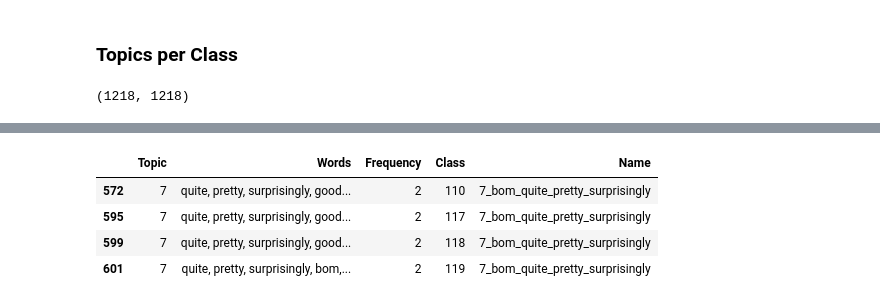
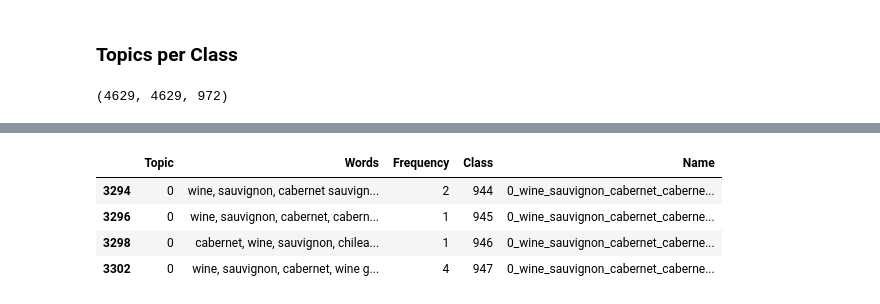
Before and after one commit to lbk209/topic_modeling, a Jupyter notebook: tm_wine_reviews_params.ipynb, the cells around one changed output, grey strips where cells are left out. Drawn from its saved outputs; the diff is of its cells as text; code cells hidden in the pictures.

```diff
--- a/tm_wine_reviews_params.ipynb
+++ b/tm_wine_reviews_params.ipynb
@@ -801,0 +809,25 @@ Checkout your internet connection or see how to run the library in offline mode
+# %%
+from sklearn.cluster import KMeans
+
+min_dist = 0.9
+min_cluster_size = 50
+
+st_id = 'all-MiniLM-L12-v2'
+embedding_model = SentenceTransformer(st_id)
+
+#cluster_model = KMeans(n_clusters=min_cluster_size)
+cluster_model = None
+
+topic_model = bertopic_param_search(res_docs,
+                                    min_df=0,
+                                    max_df=1.0,
+                                    n_components=15,
+                                    n_neighbors=10,
+                                    min_dist=min_dist,
+                                    min_cluster_size=min_cluster_size,
+                                    embedding_model=embedding_model,
+                                    calculate_probabilities=True,
+                                    random_state=42,
+                                    hdbscan_model=cluster_model,
+                                    return_model=True)
+topic_model.get_topic_info().head()
@@ -840,9 +896,9 @@ topic_model.visualize_barchart()
 # param set as class
 classes = res_df.index.get_level_values(0)
 # %%
-len(classes), len(res_docs)
+len(res_docs), len(classes), len(set(classes))
 # %% [output]
-(1218, 1218)
+(4629, 4629, 972)
 # %%
 topics_per_class = topic_model.topics_per_class(res_docs, classes=classes)
 # %%
@@ -854,14 +910,14 @@ topic_model.visualize_topics_per_class(topics_per_class,
 # %% [output]
 [interactive output not drawn]
 # %%
-tid = 7
-ps = range(110,120)
+tid = 0
+ps = range(944,948)
 cond = (topics_per_class.Topic == tid) & (topics_per_class.Class.isin(ps))
 topics_per_class.loc[cond]
 # %% [output]
 |  | Topic | Words | Frequency | Class | Name |
-| 572 | 7 | quite, pretty, surprisingly, good... | 2 | 110 | 7_bom_quite_pretty_surprisingly |
-| 595 | 7 | quite, pretty, surprisingly, good... | 2 | 117 | 7_bom_quite_pretty_surprisingly |
-| 599 | 7 | quite, pretty, surprisingly, good... | 2 | 118 | 7_bom_quite_pretty_surprisingly |
-| 601 | 7 | quite, pretty, surprisingly, bom,... | 2 | 119 | 7_bom_quite_pretty_surprisingly |
+| 3294 | 0 | wine, sauvignon, cabernet sauvign... | 2 | 944 | 0_wine_sauvignon_cabernet_caberne... |
+| 3296 | 0 | wine, sauvignon, cabernet, cabern... | 1 | 945 | 0_wine_sauvignon_cabernet_caberne... |
+| 3298 | 0 | cabernet, wine, sauvignon, chilea... | 1 | 946 | 0_wine_sauvignon_cabernet_caberne... |
+| 3302 | 0 | wine, sauvignon, cabernet, wine g... | 4 | 947 | 0_wine_sauvignon_cabernet_caberne... |
 # %%
```
Also changed, not shown: parts of 13 cells of this notebook.
